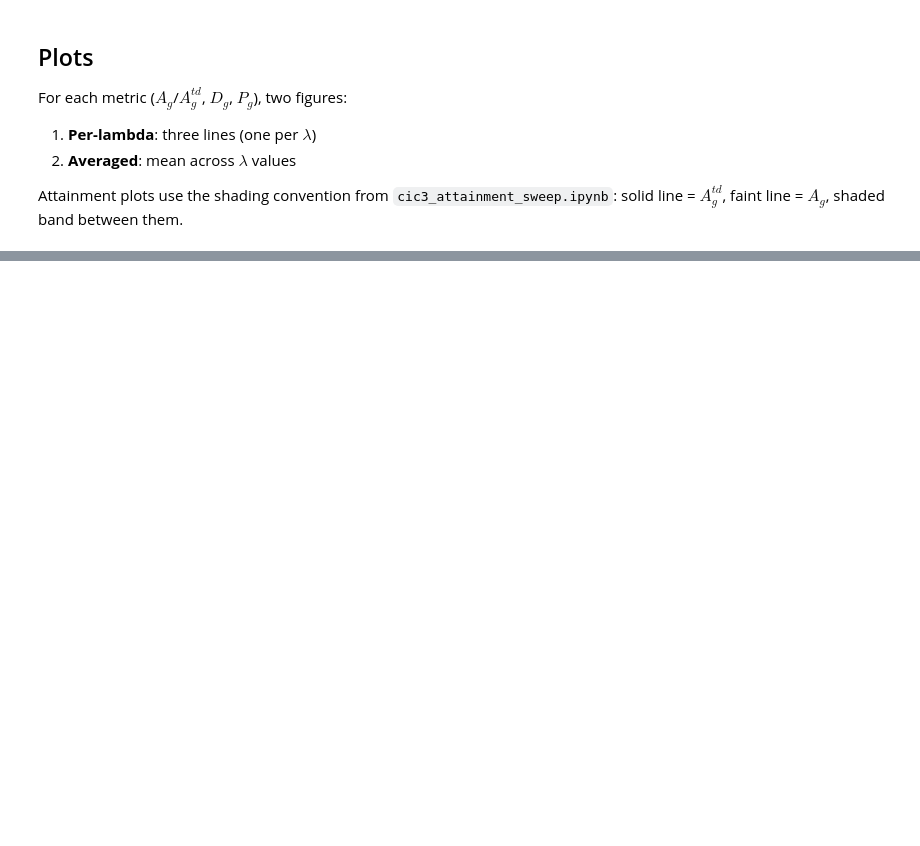
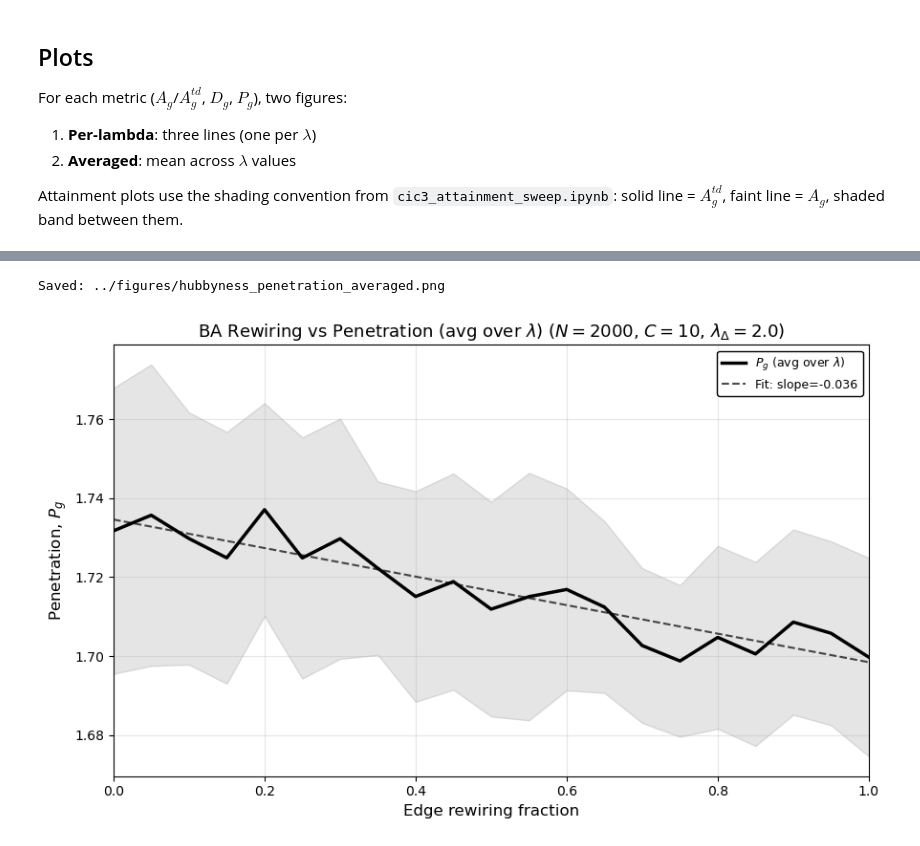
Before and after one commit to ThomasBlalock/Optimal-Seeding-in-Simplicial-Contagion-Models, a Jupyter notebook: experiments/hubbyness_rewiring_sweep.ipynb, the cells around one changed output, grey strips where cells are left out. Drawn from its saved outputs; the diff is of its cells as text; code cells hidden in the pictures; blank space fills up the shorter version.

```diff
--- a/experiments/hubbyness_rewiring_sweep.ipynb
+++ b/experiments/hubbyness_rewiring_sweep.ipynb
@@ -411,26 +486,36 @@ plt.show()
 # %%
 # ---- Penetration: averaged across lambda ----
 fig, ax = plt.subplots(figsize=(9, 5.5))
 
 avg_Pg_mean = np.mean([all_results[lam]['Pg_mean'] for lam in LAMBDA_VALS], axis=0)
 avg_Pg_std = np.mean([all_results[lam]['Pg_std'] for lam in LAMBDA_VALS], axis=0)
 
 _plot_metric(
     ax, REWIRE_FRACS, avg_Pg_mean, avg_Pg_std, AVG_COLOR,
     label=rf'$P_g$ (avg over $\lambda$)',
 )
+
+# Line of best fit
+coeffs_P = np.polyfit(REWIRE_FRACS, avg_Pg_mean, 1)
+fit_P = np.poly1d(coeffs_P)
+ax.plot(REWIRE_FRACS, fit_P(REWIRE_FRACS),
+        color=AVG_COLOR, ls='--', lw=1.5, alpha=0.7,
+        label=rf'Fit: slope={coeffs_P[0]:+.3f}')
 
 ax.set_xlim(0, 1)
 ax.set_xlabel('Edge rewiring fraction', fontsize=12)
 ax.set_ylabel(r'Penetration, $P_g$', fontsize=12)
 ax.set_title(
     rf'BA Rewiring vs Penetration (avg over $\lambda$) ($N={N}$, $C={C}$, $\lambda_\Delta={LAMBDA_DELTA}$)',
     fontsize=13,
 )
 ax.legend(loc='best', framealpha=1, edgecolor='black', fontsize=9)
 ax.grid(alpha=0.3)
 plt.tight_layout()
 out_path = '../figures/hubbyness_penetration_averaged.png'
 plt.savefig(out_path, dpi=300, bbox_inches='tight')
 print(f'Saved: {out_path}')
 plt.show()
+# %% [output]
+Saved: ../figures/hubbyness_penetration_averaged.png
+[figure, added]
```
Also changed, not shown: parts of 9 cells of this notebook, 41 other files.
